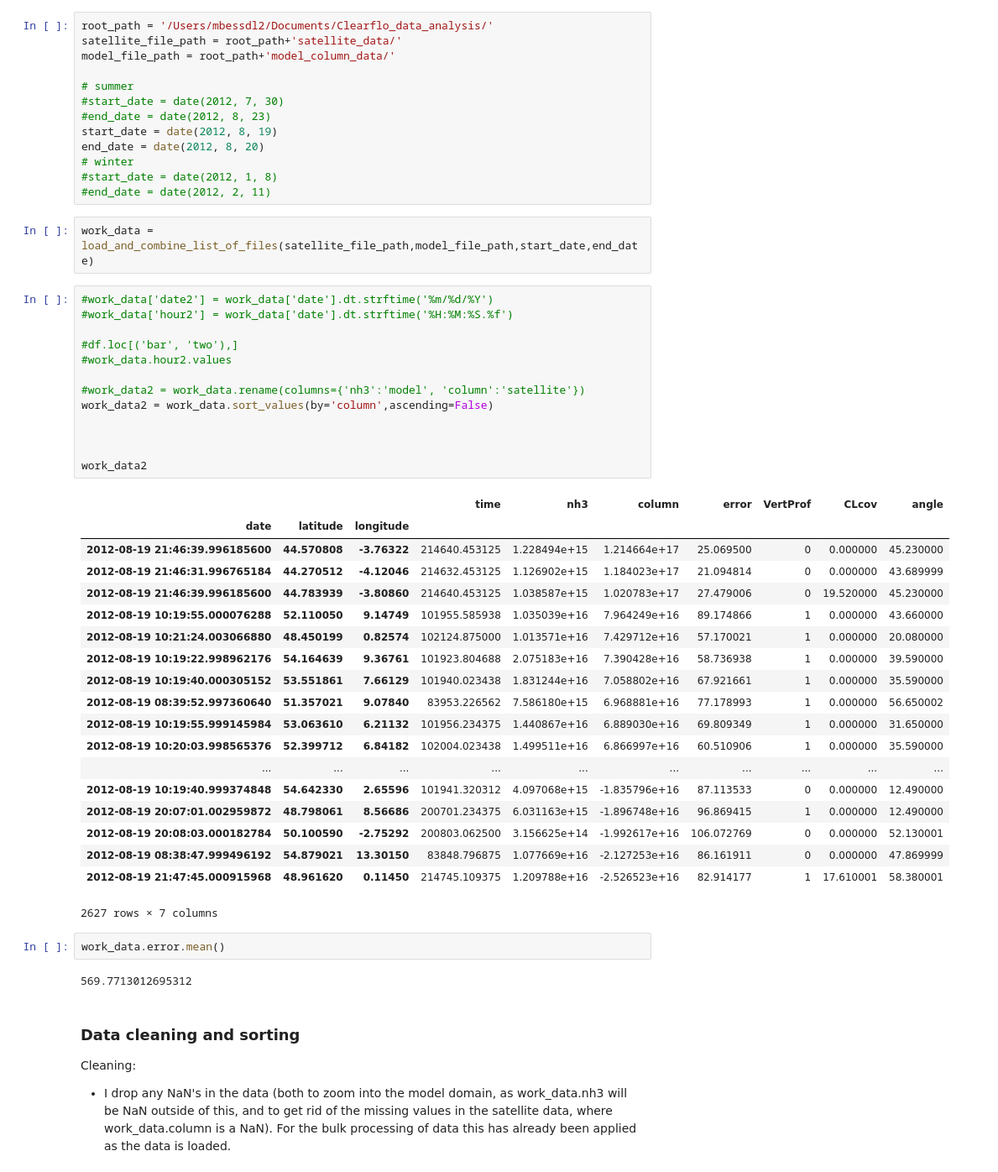
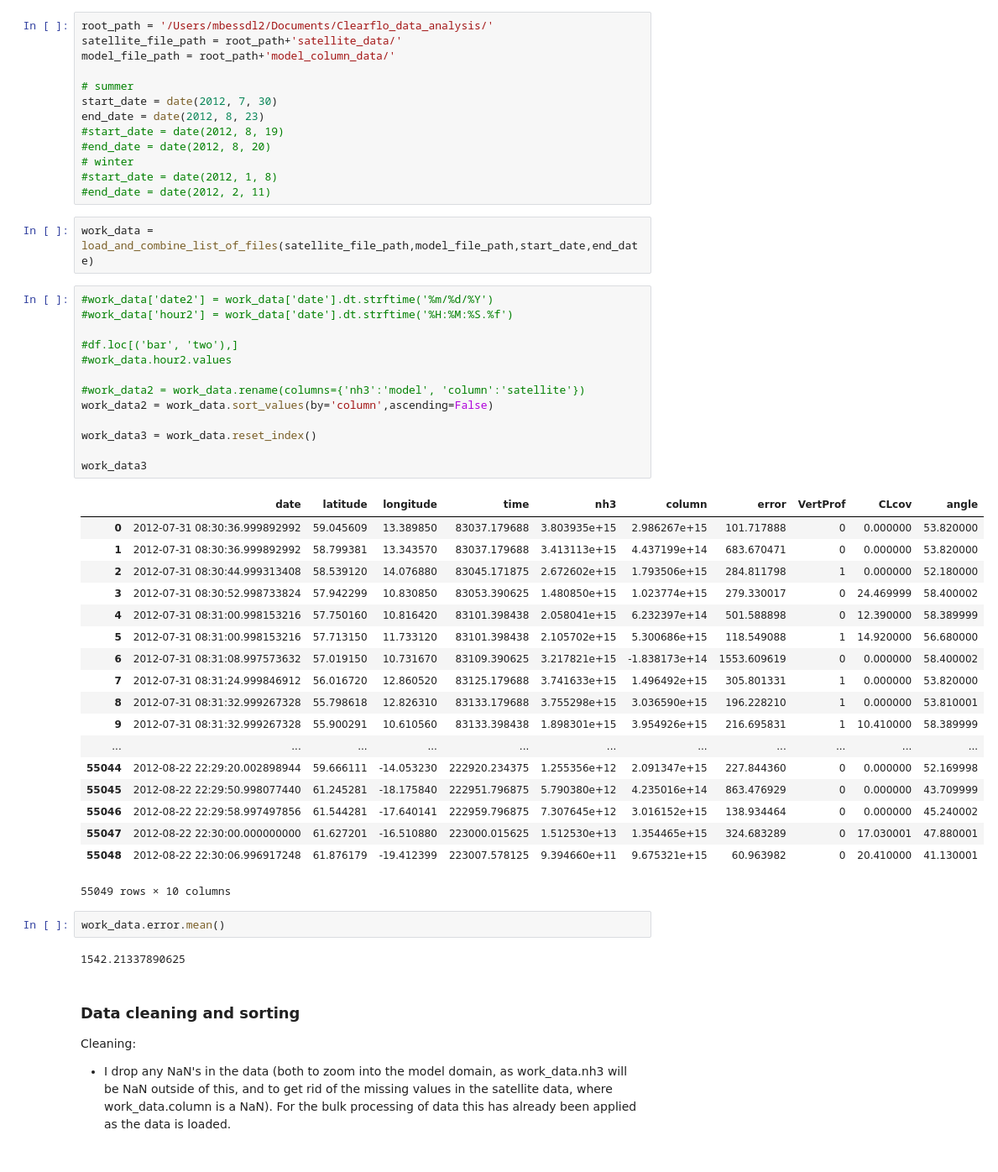
Before and after one commit to douglowe/satellite_data_processing, a Jupyter notebook: bulk_regional_nh3_satellite_model_comparison.ipynb, the cells around one changed output. Shown at 84% size. Drawn from its saved outputs; the diff is of its cells as text.

```diff
--- a/bulk_regional_nh3_satellite_model_comparison.ipynb
+++ b/bulk_regional_nh3_satellite_model_comparison.ipynb
@@ -104,10 +104,10 @@ satellite_file_path = root_path+'satellite_data/'
 model_file_path = root_path+'model_column_data/'
 
 # summer
-#start_date = date(2012, 7, 30)
-#end_date = date(2012, 8, 23)
-start_date = date(2012, 8, 19)
-end_date = date(2012, 8, 20)
+start_date = date(2012, 7, 30)
+end_date = date(2012, 8, 23)
+#start_date = date(2012, 8, 19)
+#end_date = date(2012, 8, 20)
 # winter
 #start_date = date(2012, 1, 8)
 #end_date = date(2012, 2, 11)
@@ -116,40 +116,39 @@ work_data = load_and_combine_list_of_files(satellite_file_path,model_file_path,s
 # %%
 #work_data['date2'] = work_data['date'].dt.strftime('%m/%d/%Y')
 #work_data['hour2'] = work_data['date'].dt.strftime('%H:%M:%S.%f')
 
 #df.loc[('bar', 'two'),]
 #work_data.hour2.values
 
 #work_data2 = work_data.rename(columns={'nh3':'model', 'column':'satellite'})
 work_data2 = work_data.sort_values(by='column',ascending=False)
 
+work_data3 = work_data.reset_index()
 
-
-work_data2
+work_data3
 # %% [output]
-|  |  |  | time | nh3 | column | error | VertProf | CLcov | angle |
-| date | latitude | longitude |  |  |  |  |  |  |  |
-| 2012-08-19 21:46:39.996185600 | 44.570808 | -3.76322 | 214640.453125 | 1.228494e+15 | 1.214664e+17 | 25.069500 | 0 | 0.000000 | 45.230000 |
-| 2012-08-19 21:46:31.996765184 | 44.270512 | -4.12046 | 214632.453125 | 1.126902e+15 | 1.184023e+17 | 21.094814 | 0 | 0.000000 | 43.689999 |
-| 2012-08-19 21:46:39.996185600 | 44.783939 | -3.80860 | 214640.453125 | 1.038587e+15 | 1.020783e+17 | 27.479006 | 0 | 19.520000 | 45.230000 |
-| 2012-08-19 10:19:55.000076288 | 52.110050 | 9.14749 | 101955.585938 | 1.035039e+16 | 7.964249e+16 | 89.174866 | 1 | 0.000000 | 43.660000 |
-| 2012-08-19 10:21:24.003066880 | 48.450199 | 0.82574 | 102124.875000 | 1.013571e+16 | 7.429712e+16 | 57.170021 | 1 | 0.000000 | 20.080000 |
-| 2012-08-19 10:19:22.998962176 | 54.164639 | 9.36761 | 101923.804688 | 2.075183e+16 | 7.390428e+16 | 58.736938 | 1 | 0.000000 | 39.590000 |
-| 2012-08-19 10:19:40.000305152 | 53.551861 | 7.66129 | 101940.023438 | 1.831244e+16 | 7.058802e+16 | 67.921661 | 1 | 0.000000 | 35.590000 |
-| 2012-08-19 08:39:52.997360640 | 51.357021 | 9.07840 | 83953.226562 | 7.586180e+15 | 6.968881e+16 | 77.178993 | 1 | 0.000000 | 56.650002 |
-| 2012-08-19 10:19:55.999145984 | 53.063610 | 6.21132 | 101956.234375 | 1.440867e+16 | 6.889030e+16 | 69.809349 | 1 | 0.000000 | 31.650000 |
-| 2012-08-19 10:20:03.998565376 | 52.399712 | 6.84182 | 102004.023438 | 1.499511e+16 | 6.866997e+16 | 60.510906 | 1 | 0.000000 | 35.590000 |
-| ... | ... | ... | ... | ... | ... | ... | ... | ... | ... |
-| 2012-08-19 10:19:40.999374848 | 54.642330 | 2.65596 | 101941.320312 | 4.097068e+15 | -1.835796e+16 | 87.113533 | 0 | 0.000000 | 12.490000 |
-| 2012-08-19 20:07:01.002959872 | 48.798061 | 8.56686 | 200701.234375 | 6.031163e+15 | -1.896748e+16 | 96.869415 | 1 | 0.000000 | 12.490000 |
-| 2012-08-19 20:08:03.000182784 | 50.100590 | -2.75292 | 200803.062500 | 3.156625e+14 | -1.992617e+16 | 106.072769 | 0 | 0.000000 | 52.130001 |
-| 2012-08-19 08:38:47.999496192 | 54.879021 | 13.30150 | 83848.796875 | 1.077669e+16 | -2.127253e+16 | 86.161911 | 0 | 0.000000 | 47.869999 |
-| 2012-08-19 21:47:45.000915968 | 48.961620 | 0.11450 | 214745.109375 | 1.209788e+16 | -2.526523e+16 | 82.914177 | 1 | 17.610001 | 58.380001 |
+|  | date | latitude | longitude | time | nh3 | column | error | VertProf | CLcov | angle |
+| 0 | 2012-07-31 08:30:36.999892992 | 59.045609 | 13.389850 | 83037.179688 | 3.803935e+15 | 2.986267e+15 | 101.717888 | 0 | 0.000000 | 53.820000 |
+| 1 | 2012-07-31 08:30:36.999892992 | 58.799381 | 13.343570 | 83037.179688 | 3.413113e+15 | 4.437199e+14 | 683.670471 | 0 | 0.000000 | 53.820000 |
+| 2 | 2012-07-31 08:30:44.999313408 | 58.539120 | 14.076880 | 83045.171875 | 2.672602e+15 | 1.793506e+15 | 284.811798 | 1 | 0.000000 | 52.180000 |
+| 3 | 2012-07-31 08:30:52.998733824 | 57.942299 | 10.830850 | 83053.390625 | 1.480850e+15 | 1.023774e+15 | 279.330017 | 0 | 24.469999 | 58.400002 |
+| 4 | 2012-07-31 08:31:00.998153216 | 57.750160 | 10.816420 | 83101.398438 | 2.058041e+15 | 6.232397e+14 | 501.588898 | 0 | 12.390000 | 58.389999 |
+| 5 | 2012-07-31 08:31:00.998153216 | 57.713150 | 11.733120 | 83101.398438 | 2.105702e+15 | 5.300686e+15 | 118.549088 | 1 | 14.920000 | 56.680000 |
+| 6 | 2012-07-31 08:31:08.997573632 | 57.019150 | 10.731670 | 83109.390625 | 3.217821e+15 | -1.838173e+14 | 1553.609619 | 0 | 0.000000 | 58.400002 |
+| 7 | 2012-07-31 08:31:24.999846912 | 56.016720 | 12.860520 | 83125.179688 | 3.741633e+15 | 1.496492e+15 | 305.801331 | 1 | 0.000000 | 53.820000 |
+| 8 | 2012-07-31 08:31:32.999267328 | 55.798618 | 12.826310 | 83133.179688 | 3.755298e+15 | 3.036590e+15 | 196.228210 | 1 | 0.000000 | 53.810001 |
+| 9 | 2012-07-31 08:31:32.999267328 | 55.900291 | 10.610560 | 83133.398438 | 1.898301e+15 | 3.954926e+15 | 216.695831 | 1 | 10.410000 | 58.389999 |
+| ... | ... | ... | ... | ... | ... | ... | ... | ... | ... | ... |
+| 55044 | 2012-08-22 22:29:20.002898944 | 59.666111 | -14.053230 | 222920.234375 | 1.255356e+12 | 2.091347e+15 | 227.844360 | 0 | 0.000000 | 52.169998 |
+| 55045 | 2012-08-22 22:29:50.998077440 | 61.245281 | -18.175840 | 222951.796875 | 5.790380e+12 | 4.235016e+14 | 863.476929 | 0 | 0.000000 | 43.709999 |
+| 55046 | 2012-08-22 22:29:58.997497856 | 61.544281 | -17.640141 | 222959.796875 | 7.307645e+12 | 3.016152e+15 | 138.934464 | 0 | 0.000000 | 45.240002 |
+| 55047 | 2012-08-22 22:30:00.000000000 | 61.627201 | -16.510880 | 223000.015625 | 1.512530e+13 | 1.354465e+15 | 324.683289 | 0 | 17.030001 | 47.880001 |
+| 55048 | 2012-08-22 22:30:06.996917248 | 61.876179 | -19.412399 | 223007.578125 | 9.394660e+11 | 9.675321e+15 | 60.963982 | 0 | 20.410000 | 41.130001 |
-2627 rows × 7 columns
+55049 rows × 10 columns
 # %%
 work_data.error.mean()
 # %% [output]
-569.7713012695312
+1542.21337890625
 # %% [markdown]
 ### Data cleaning and sorting
 
```
Also changed, not shown: parts of 8 cells of this notebook.
